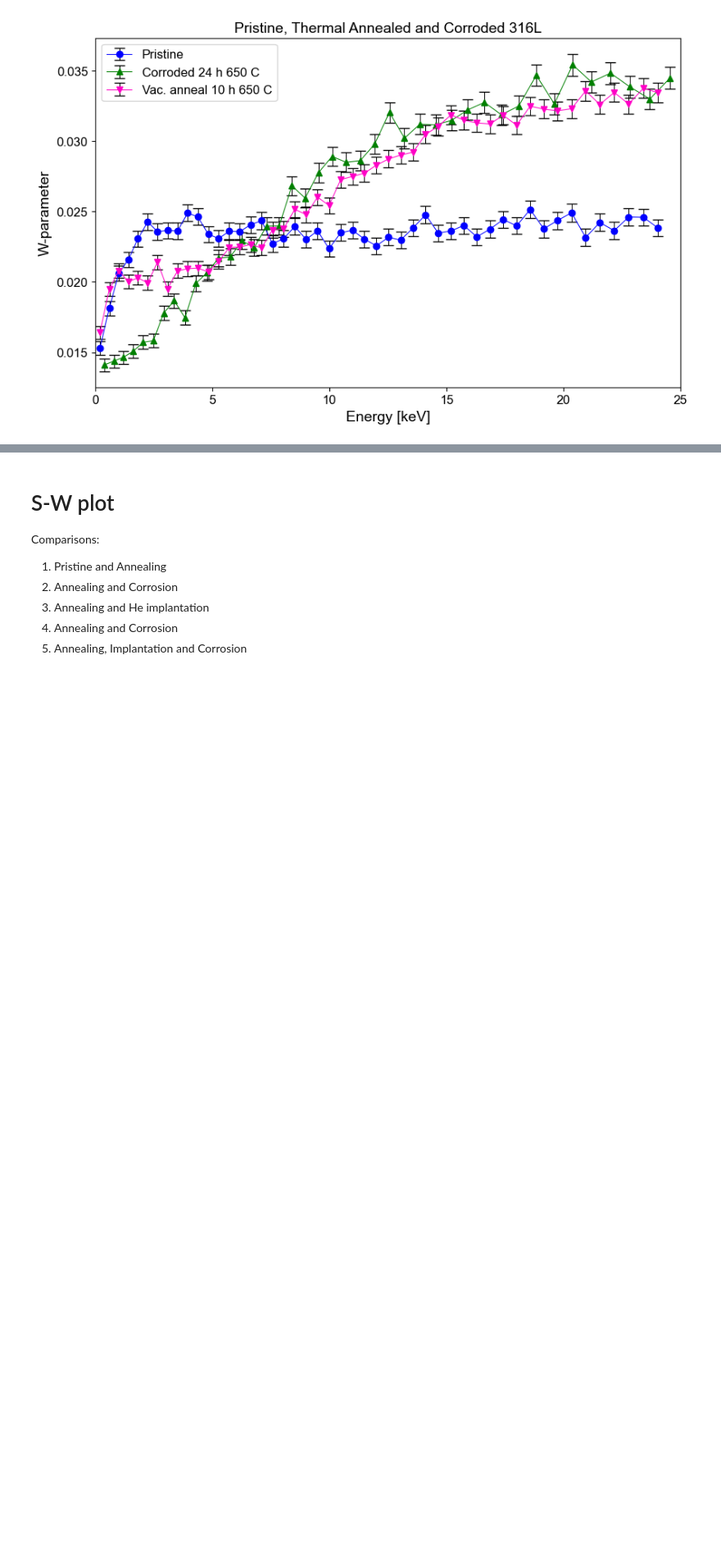
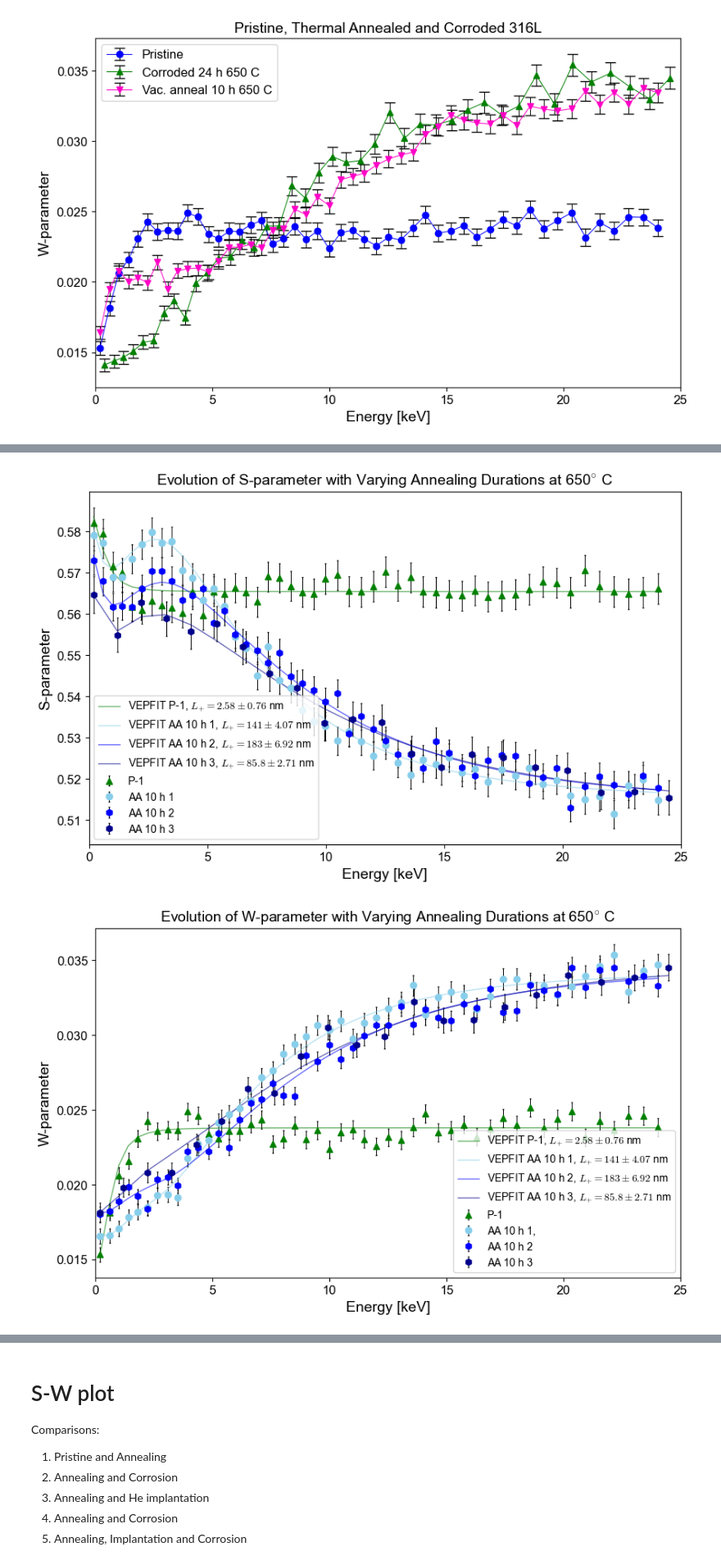
Before and after one commit to jeanvictorbendixenfm-web/Programming-PALS, a Jupyter notebook: PAS_analyzer.ipynb, the cells around one changed output, grey strips where cells are left out. Shown at 82% size. Cells and saved outputs as stored; diff of their text form; code cells hidden in the pictures; blank space fills up the shorter version.

```diff
--- a/PAS_analyzer.ipynb
+++ b/PAS_analyzer.ipynb
@@ -459,0 +563,47 @@ plt.show()
+# %%
+#Annealed, Corroded and Implanted
+
+plt.figure(figsize=(10, 6))
+#plt.errorbar(energy_316AA_1, s_316AA_1, yerr=s_error_316AA_1, fmt='o', label='Pristine', capsize=5, linestyle='-', color="blue", ecolor="black")
+plt.errorbar(energy_316NA_1, s_316NA_1, yerr=s_error_316NA_1, fmt='^', label='P-1', capsize=1, color="green", ecolor="black")
+plt.errorbar(energy_316AA_1, s_316AA_1, yerr=s_error_316AA_1, fmt='o', label='AA 10 h 1', capsize=1, color="skyblue", ecolor="black")
+plt.errorbar(energy_316AA_2, s_316AA_2, yerr=s_error_316AA_2, fmt='h', label='AA 10 h 2', capsize=1, color="blue", ecolor="black")
+plt.errorbar(energy_316AA_3, s_316AA_3, yerr=s_error_316AA_3, fmt='h', label='AA 10 h 3', capsize=1, color="darkblue", ecolor="black")
+plt.plot(vepfit_data["P-1"]["Energy"], vepfit_data["P-1"]["S_fit"], linestyle="-",color="green",alpha=0.6, lw=1, label="VEPFIT P-1, $L_{+} = 2.58 \pm 0.76$ nm")
+plt.plot(vepfit_data["AA 10 h, 1"]["Energy"], vepfit_data["AA 10 h, 1"]["S_fit"], linestyle="-",color="skyblue",alpha=0.6, lw=1, label="VEPFIT AA 10 h 1, $L_{+} = 141 \pm 4.07$ nm")
+plt.plot(vepfit_data["AA 10 h, 2"]["Energy"], vepfit_data["AA 10 h, 2"]["S_fit"], linestyle="-",color="blue",alpha=0.6, lw=1, label="VEPFIT AA 10 h 2, $L_{+} = 183 \pm 6.92$ nm")
+plt.plot(vepfit_data["AA 10 h, 3"]["Energy"], vepfit_data["AA 10 h, 3"]["S_fit"], linestyle="-",color="darkblue",alpha=0.6, lw=1, label="VEPFIT AA 10 h 3, $L_{+} = 85.8 \pm 2.71$ nm")
+
+
+
+plt.xlabel('Energy [keV]')
+plt.ylabel('S-parameter')
+plt.title(r'Evolution of S-parameter with Varying Annealing Durations at 650$^{\circ}$ C')
+plt.legend(loc='lower left', fontsize='small')
+plt.xlim(0, 25)  # Adjust x-axis limits as needed
+plt.show()
+
+
+
+plt.figure(figsize=(10, 6))
+#plt.errorbar(energy_316AA_1, s_316AA_1, yerr=s_error_316AA_1, fmt='o', label='Pristine', capsize=5, linestyle='-', color="blue", ecolor="black")
+plt.errorbar(energy_316NA_1, w_316NA_1, yerr=w_error_316NA_1, fmt='^', label='P-1', capsize=1, color="green", ecolor="black")
+plt.errorbar(energy_316AA_1, w_316AA_1, yerr=w_error_316AA_1, fmt='o', label='AA 10 h 1, ', capsize=1, color="skyblue", ecolor="black")
+plt.errorbar(energy_316AA_2, w_316AA_2, yerr=w_error_316AA_2, fmt='h', label='AA 10 h 2', capsize=1, color="blue", ecolor="black")
+plt.errorbar(energy_316AA_3, w_316AA_3, yerr=w_error_316AA_3, fmt='h', label='AA 10 h 3', capsize=1, color="darkblue", ecolor="black")
+plt.plot(vepfit_data["P-1"]["Energy"], vepfit_data["P-1"]["W_fit"], linestyle="-",color="green",alpha=0.6, lw=1, label="VEPFIT P-1, $L_{+} = 2.58 \pm 0.76$ nm")
+plt.plot(vepfit_data["AA 10 h, 1"]["Energy"], vepfit_data["AA 10 h, 1"]["W_fit"], linestyle="-",color="skyblue",alpha=0.6, lw=1, label="VEPFIT AA 10 h 1, $L_{+} = 141 \pm 4.07$ nm")
+plt.plot(vepfit_data["AA 10 h, 2"]["Energy"], vepfit_data["AA 10 h, 2"]["W_fit"], linestyle="-",color="blue",alpha=0.6, lw=1, label="VEPFIT AA 10 h 2, $L_{+} = 183 \pm 6.92$ nm")
+plt.plot(vepfit_data["AA 10 h, 3"]["Energy"], vepfit_data["AA 10 h, 3"]["W_fit"], linestyle="-",color="darkblue",alpha=0.6, lw=1, label="VEPFIT AA 10 h 3, $L_{+} = 85.8 \pm 2.71$ nm")
+
+
+
+plt.xlabel('Energy [keV]')
+plt.ylabel('W-parameter')
+plt.title(r'Evolution of W-parameter with Varying Annealing Durations at 650$^{\circ}$ C')
+plt.legend(loc='lower right', fontsize='small')
+plt.xlim(0, 25)  # Adjust x-axis limits as needed
+plt.show()
+# %% [output]
+[figure, added]
+[figure, added]
```
Also changed, not shown: parts of 15 cells of this notebook, 3 other files.
